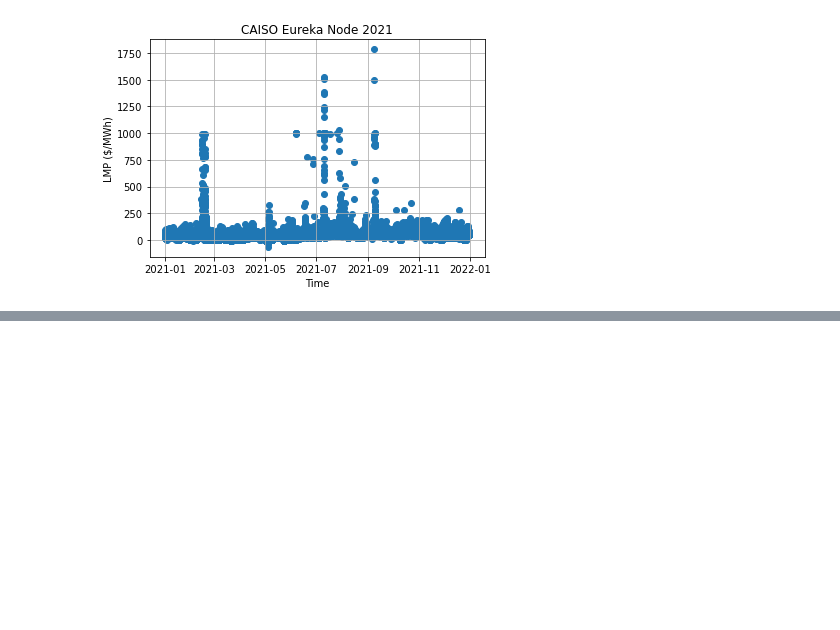
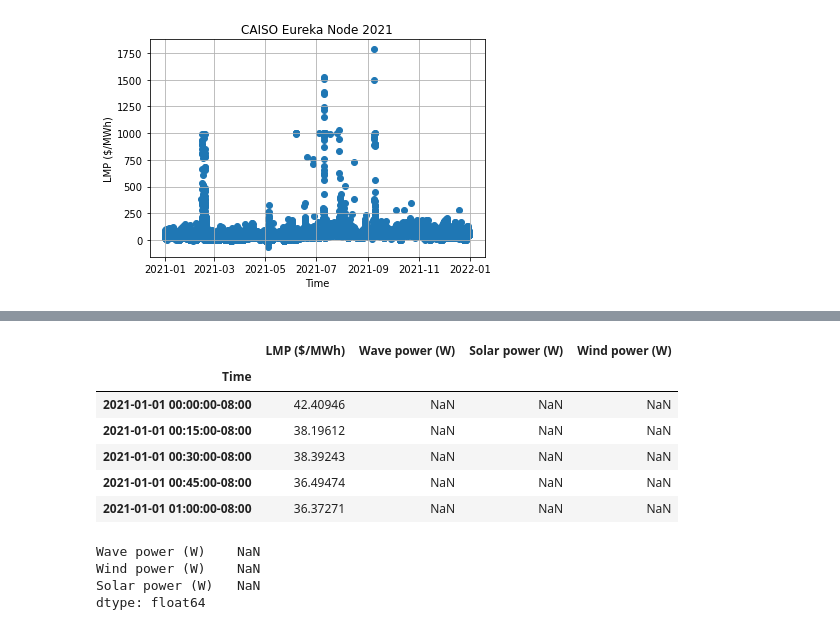
Before and after one commit to rebeccamccabe/wec-econ, a Jupyter notebook: wec-value.ipynb, the cells around one changed output, grey strips where cells are left out. Saved outputs shown, nothing was run; the diff lists cells and outputs as text; code cells hidden in the pictures; blank space fills up the shorter version.

Commit message:
fix interpolation, get workflow for all 3 resources with nans

```diff
--- a/wec-value.ipynb
+++ b/wec-value.ipynb
@@ -40,6 +38,8 @@ rho = 1025
 g = 9.8
 coeff = rho*(g**2)/(64*np.pi)
 wave_data_2["J"] = coeff*wave_data_2["Significant Wave Height"]**2*wave_data_2["Energy Period"]
+CW = 10 # capture width of WEC, m
+wave_data_2["P"] = J * CW # power of WEC, W
 # %%
 # plot NDBC data alongside SAM data
 fig, ax = plt.subplots()
@@ -58,6 +58,8 @@ ax.plot(delta_time_2/24, np.full(np.shape(wave_data_2["J"]),wave_data_2["J"].mea
 ax.legend()
 ax.set(xlabel='Time (days since Jan 1)', ylabel='Energy Flux (W/m)', title='Time Series Wave Resource')
 ax.grid()
+
+wave_data_2["Time"] += pd.Timedelta("11 y 8 h")
 # %% [output]
 [figure]
 # %%
@@ -77,9 +79,19 @@ ax.set(xlabel='Time', ylabel='LMP ($/MWh)', title='CAISO Eureka Node 2021')
 ax.grid()
 # %% [output]
 [figure]
+# %%
+# Get solar and wind data
+# for now just copy wave data
+solar_data = wave_data_2
+wind_data = wave_data_2
+
+system_model = pv.default("PVWattsNone")
+#system_model.SolarResource.solar_resource_file = filename
+#system_model.execute()
+#print(system_model.value('annual_energy_distribution_time'))
 # %%
-# Resample wave data onto CAISO times
-wave_data_2_resampled = wave_data_2.resample('15min',on="Time").sum()
-print(wave_data_2_resampled.ffill())
-lmp.head()
+# Resample dataframes onto consistent times
+dfs = [lmp, wave_data_2, solar_data, wind_data]
+dfs_resampled = [df.resample('15min',on="Time").mean().interpolate() for df in dfs]
+print(dfs_resampled)
 # %% [output]
@@ -117,0 +115,29 @@ resources = ['wave','wind','solar']
+# %%
+# Create overall dataframe with all resources
+df = pd.DataFrame(index=dfs_resampled[0].index)
+dfs_resampled[0].dtypes
+df["LMP ($/MWh)"] = dfs_resampled[0]["LMP"]
+df["Wave power (W)"] = dfs_resampled[1]["P"]
+df["Solar power (W)"] = dfs_resampled[2]["P"]
+df["Wind power (W)"] = dfs_resampled[3]["P"]
+df.head()
+# %% [output]
+|  | LMP ($/MWh) | Wave power (W) | Solar power (W) | Wind power (W) |
+| Time |  |  |  |  |
+| 2021-01-01 00:00:00-08:00 | 42.40946 | NaN | NaN | NaN |
+| 2021-01-01 00:15:00-08:00 | 38.19612 | NaN | NaN | NaN |
+| 2021-01-01 00:30:00-08:00 | 38.39243 | NaN | NaN | NaN |
+| 2021-01-01 00:45:00-08:00 | 36.49474 | NaN | NaN | NaN |
+| 2021-01-01 01:00:00-08:00 | 36.37271 | NaN | NaN | NaN |
+# %%
+# value of each energy source
+W_to_MWh = 15/60 * 1**-6 # for 15min timestep
+powers = ['Wave power (W)','Wind power (W)','Solar power (W)']
+revenue = W_to_MWh * np.matmul(df[powers].T, df["LMP ($/MWh)"])
+
+print(revenue)
+# %% [output]
+Wave power (W)    NaN
+Wind power (W)    NaN
+Solar power (W)   NaN
+dtype: float64
```
Also changed, not shown: parts of 4 cells of this notebook.
